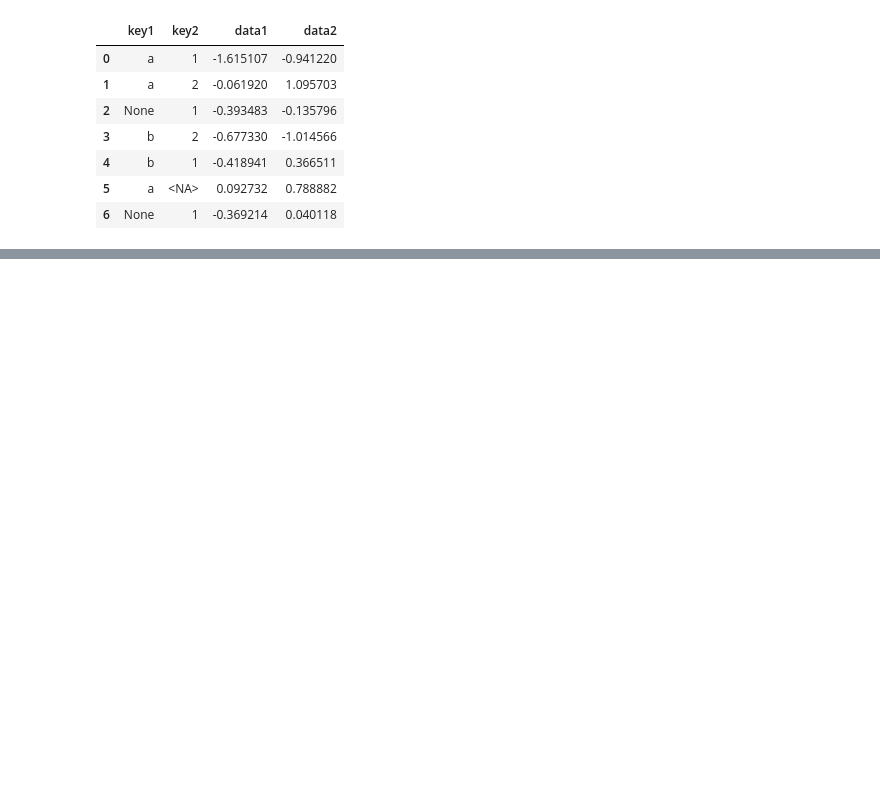
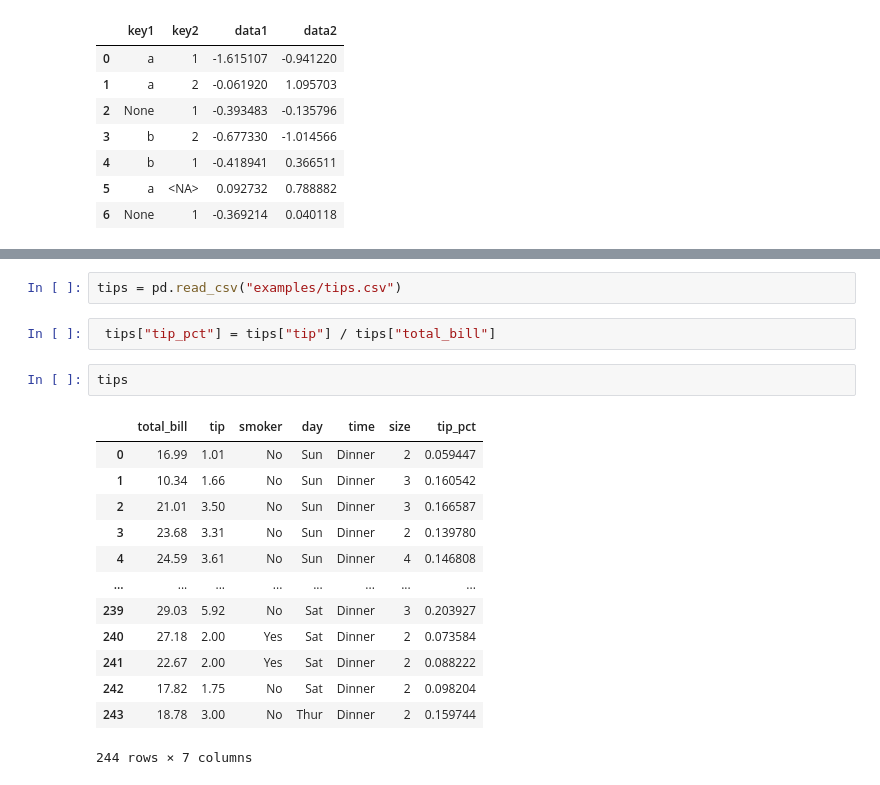
Before and after one commit to Ottermad/PythonForDataAnalysis, a Jupyter notebook: Chapter10.ipynb, the cells around one changed output, grey strips where cells are left out. Cells and saved outputs as stored; diff of their text form; blank space fills up the shorter version.

```diff
--- a/Chapter10.ipynb
+++ b/Chapter10.ipynb
@@ -19,0 +194,20 @@ df
+# %%
+tips = pd.read_csv("examples/tips.csv")
+# %%
+ tips["tip_pct"] = tips["tip"] / tips["total_bill"]
+# %%
+tips
+# %% [output]
+|  | total_bill | tip | smoker | day | time | size | tip_pct |
+| 0 | 16.99 | 1.01 | No | Sun | Dinner | 2 | 0.059447 |
+| 1 | 10.34 | 1.66 | No | Sun | Dinner | 3 | 0.160542 |
+| 2 | 21.01 | 3.50 | No | Sun | Dinner | 3 | 0.166587 |
+| 3 | 23.68 | 3.31 | No | Sun | Dinner | 2 | 0.139780 |
+| 4 | 24.59 | 3.61 | No | Sun | Dinner | 4 | 0.146808 |
+| ... | ... | ... | ... | ... | ... | ... | ... |
+| 239 | 29.03 | 5.92 | No | Sat | Dinner | 3 | 0.203927 |
+| 240 | 27.18 | 2.00 | Yes | Sat | Dinner | 2 | 0.073584 |
+| 241 | 22.67 | 2.00 | Yes | Sat | Dinner | 2 | 0.088222 |
+| 242 | 17.82 | 1.75 | No | Sat | Dinner | 2 | 0.098204 |
+| 243 | 18.78 | 3.00 | No | Thur | Dinner | 2 | 0.159744 |
+244 rows × 7 columns
```
Also changed, not shown: parts of 72 cells of this notebook, 1 other file.
